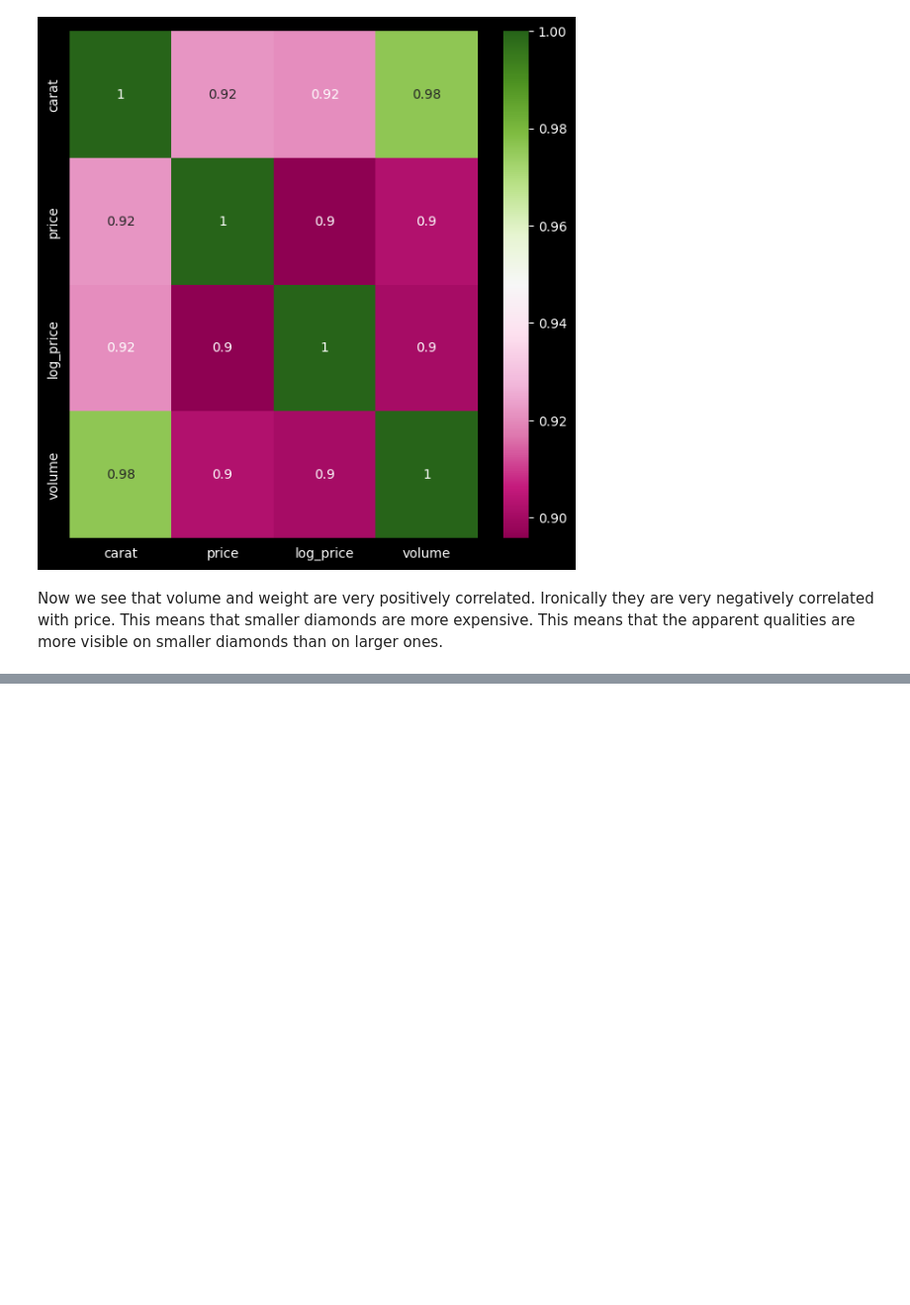
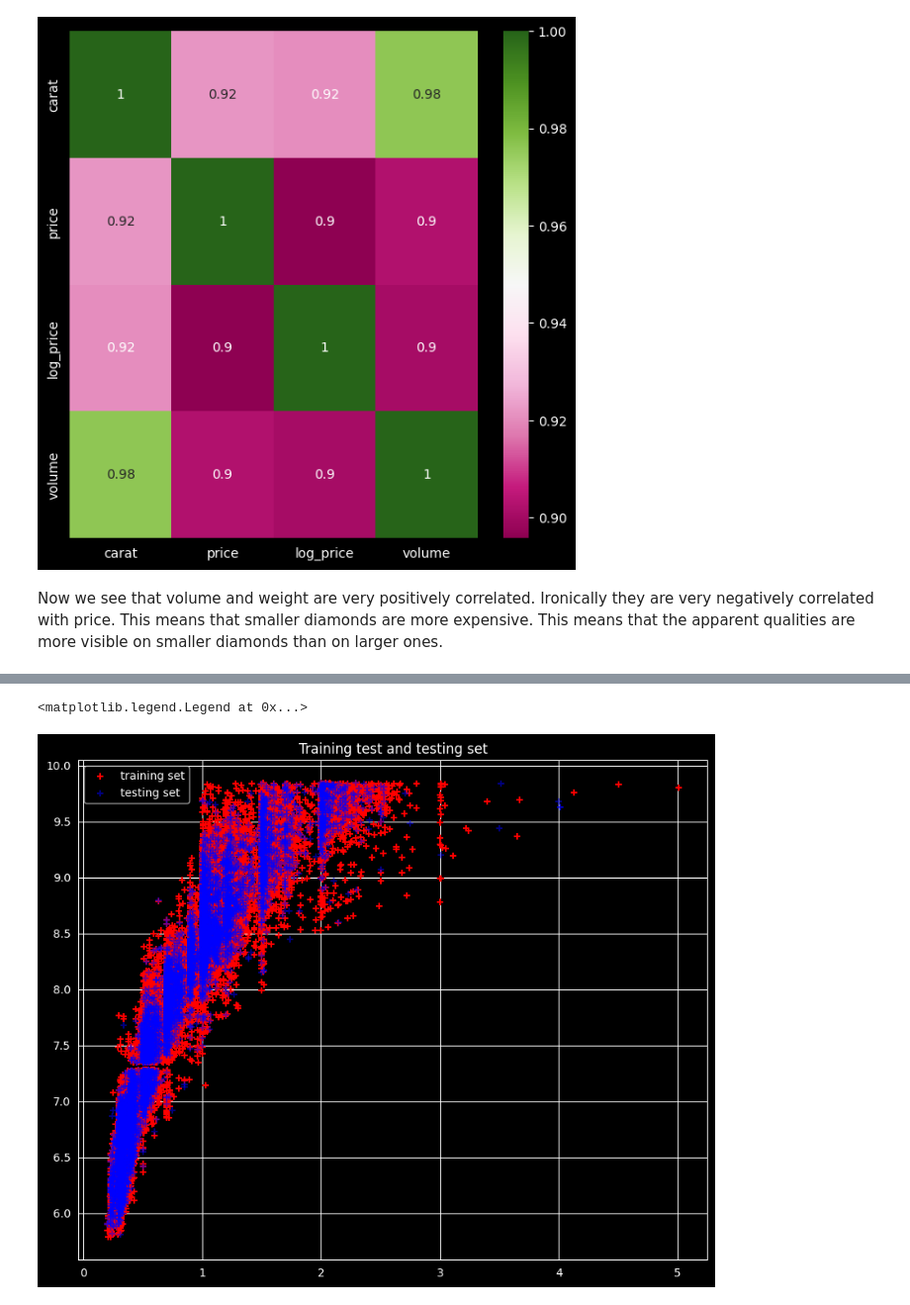
Before and after one commit to ASTRONOE/Common_Data_Analysis, a Jupyter notebook: Diamonds_project.ipynb, the cells around one changed output, grey strips where cells are left out. Shown at 99% size. Saved outputs shown, nothing was run; the diff lists cells and outputs as text; code cells hidden in the pictures; blank space fills up the shorter version.

```diff
--- a/Diamonds_project.ipynb
+++ b/Diamonds_project.ipynb
@@ -549,0 +571,3 @@ Now we see that volume and weight are very positively correlated. Ironically the
+# %%
+Df_reg = data
+Df_reg[Df_reg.volume > 650]
@@ -549,0 +581,5 @@ Now we see that volume and weight are very positively correlated. Ironically the
+# %%
+Df_reg.replace(Df_reg.at[24067, 'volume'], 800, inplace=True)
+Df_reg.replace(Df_reg.at[48410, 'volume'], 130.0, inplace=True)
+Df_reg.replace(Df_reg.at[49189, 'volume'],130.0, inplace=True)
+print(Df_reg[Df_reg.volume > 700])
@@ -549,0 +720,8 @@ Now we see that volume and weight are very positively correlated. Ironically the
+# %%
+price_diamond = predict_diamond_price('carat')
+
+d_diamond = predict_diamond_price_distribution(price_diamond, carats)
+
+price2d_diamond = predict_diamond_price2(dim=2)
+
+d2_diamond = predict_diamond_price_distribution(price2d_diamond, diamonds, 2)
@@ -549,0 +742,11 @@ Now we see that volume and weight are very positively correlated. Ironically the
+# %%
+fig, ax = plt.subplots(figsize=(10, 8))
+# ax.scatter(X_Train, y_train, color='red', marker='+', label='training set')
+ax.scatter(price_diamond[0], price_diamond[2], color='red', marker='+', label='training set')
+#  ax.scatter(X_Train, x_Test, color='red', marker='+', label='training set')
+ax.scatter(price_diamond[1], price_diamond[3], color='blue', marker='+', alpha=0.5, label='testing set')
+ax.set_title("Training test and testing set")
+ax.legend()
+# %% [output]
+<matplotlib.legend.Legend at 0x...>
+[figure, added]
```
Also changed, not shown: parts of 31 cells of this notebook.
